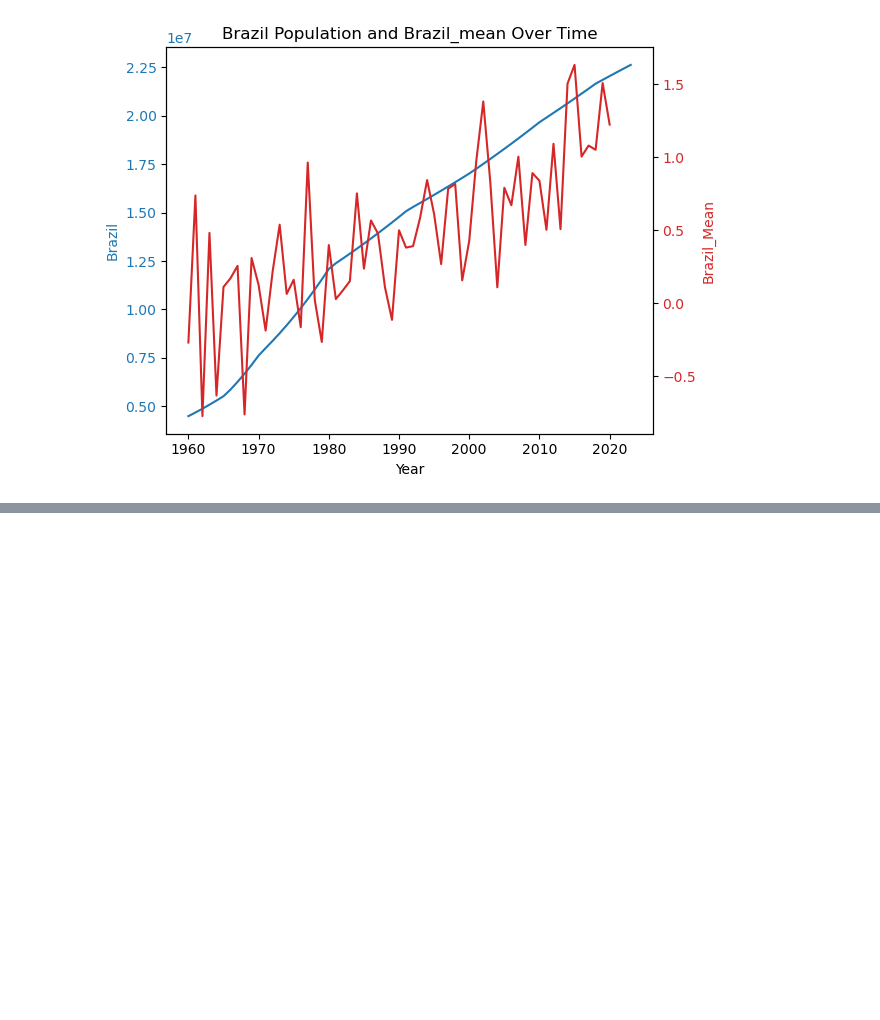
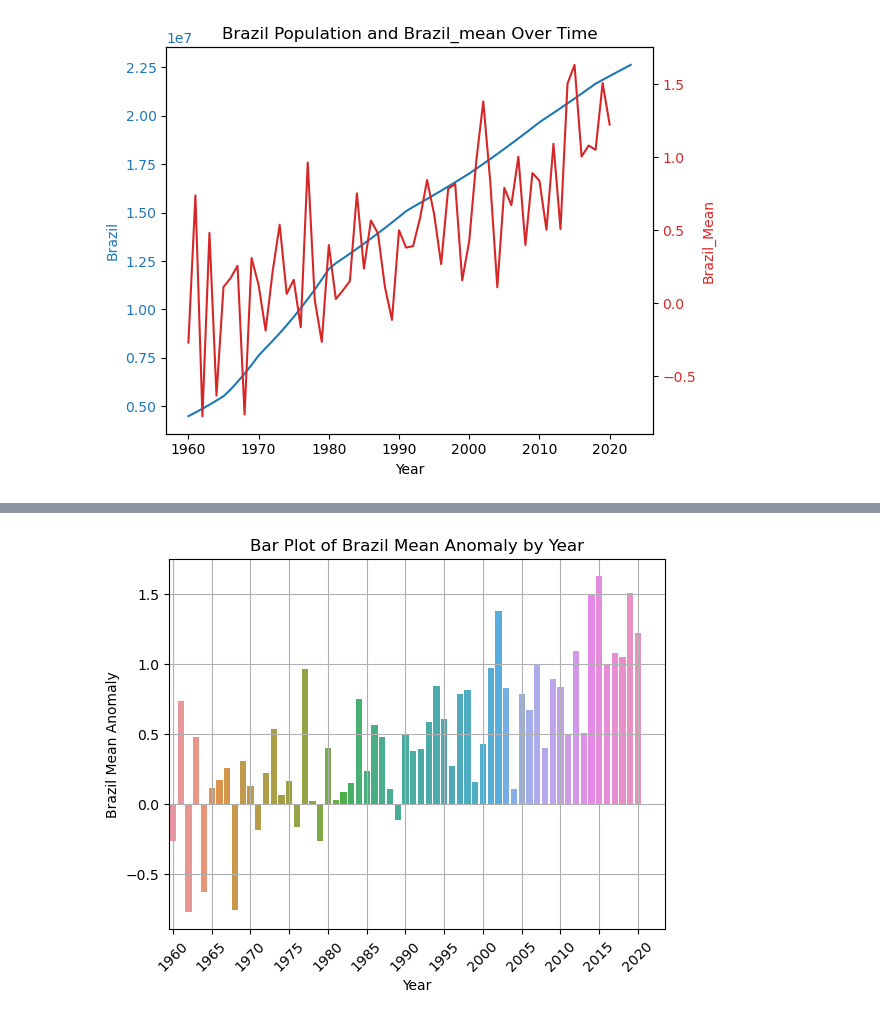
Before and after one commit to gowrath/Climate_EDA-SouthAmerica, a Jupyter notebook: TemperatureAndPopulation.ipynb, the cells around one changed output, grey strips where cells are left out. Cells and saved outputs as stored; diff of their text form; code cells hidden in the pictures; blank space fills up the shorter version.

```diff
--- a/TemperatureAndPopulation.ipynb
+++ b/TemperatureAndPopulation.ipynb
@@ -246,0 +252,12 @@ plt.show()
+# %%
+sns.barplot(x='year', y='Brazil_Mean', data=pop_data_focus)
+
+plt.xticks(ticks=range(0, len(pop_data_focus['year']), 5), labels=pop_data_focus['year'][::5], rotation=45)
+
+plt.xlabel('Year')
+plt.ylabel('Brazil Mean Anomaly')
+plt.title('Bar Plot of Brazil Mean Anomaly by Year')
+plt.grid(True)
+plt.show()
+# %% [output]
+[figure, added]
```
Also changed, not shown: parts of 9 cells of this notebook, 1 other file.
